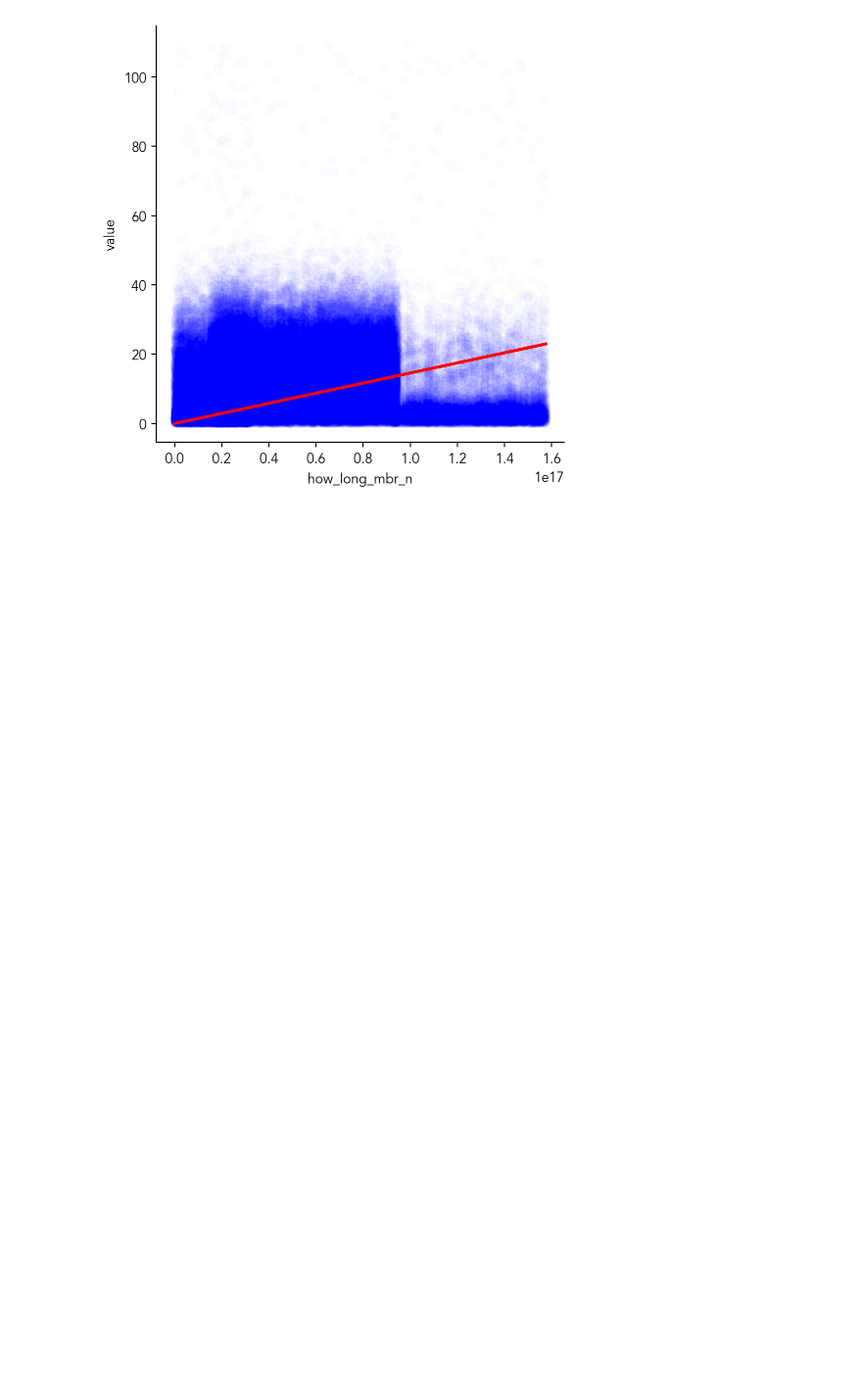
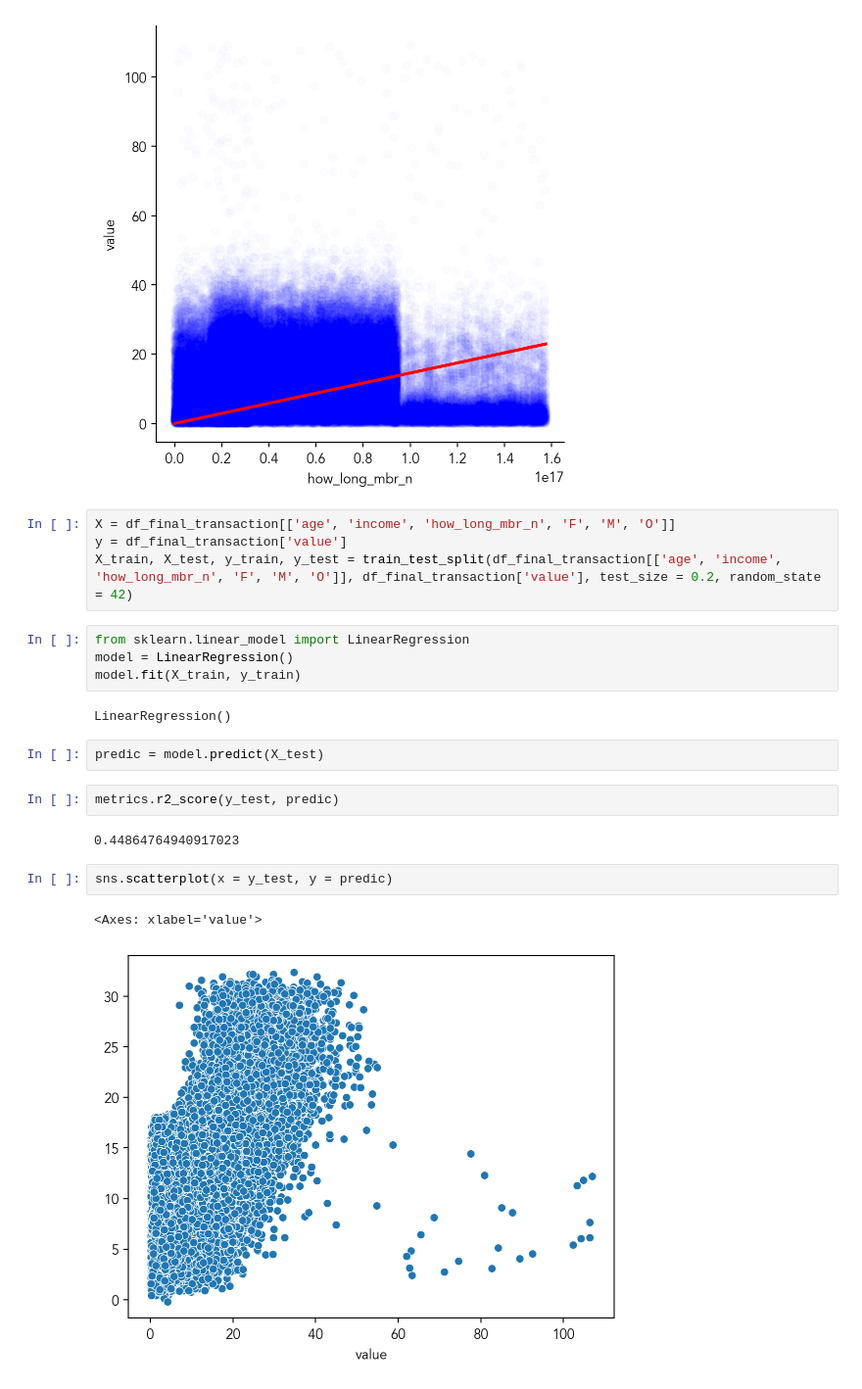
Before and after one commit to gyjong/workplace, a Jupyter notebook: quest_0202/0202_quest_sb.ipynb, the cells around one changed output. Shown at 98% size. Saved outputs shown, nothing was run; the diff lists cells and outputs as text; blank space fills up the shorter version.

```diff
--- a/quest_0202/0202_quest_sb.ipynb
+++ b/quest_0202/0202_quest_sb.ipynb
@@ -770,3 +770,24 @@ sns.lmplot(data=df_final_transaction, x='how_long_mbr_n', y='value', line_kws={'
 # %% [output]
 <seaborn.axisgrid.FacetGrid at 0x...>
 [figure]
+# %%
+X = df_final_transaction[['age', 'income', 'how_long_mbr_n', 'F', 'M', 'O']]
+y = df_final_transaction['value']
+X_train, X_test, y_train, y_test = train_test_split(df_final_transaction[['age', 'income', 'how_long_mbr_n', 'F', 'M', 'O']], df_final_transaction['value'], test_size = 0.2, random_state = 42)
+# %%
+from sklearn.linear_model import LinearRegression
+model = LinearRegression()
+model.fit(X_train, y_train)
+# %% [output]
+LinearRegression()
+# %%
+predic = model.predict(X_test)
+# %%
+metrics.r2_score(y_test, predic)
+# %% [output]
+0.44864764940917023
+# %%
+sns.scatterplot(x = y_test, y = predic)
+# %% [output]
+<Axes: xlabel='value'>
+[figure, added]
```
Also changed, not shown: parts of 5 cells of this notebook.
